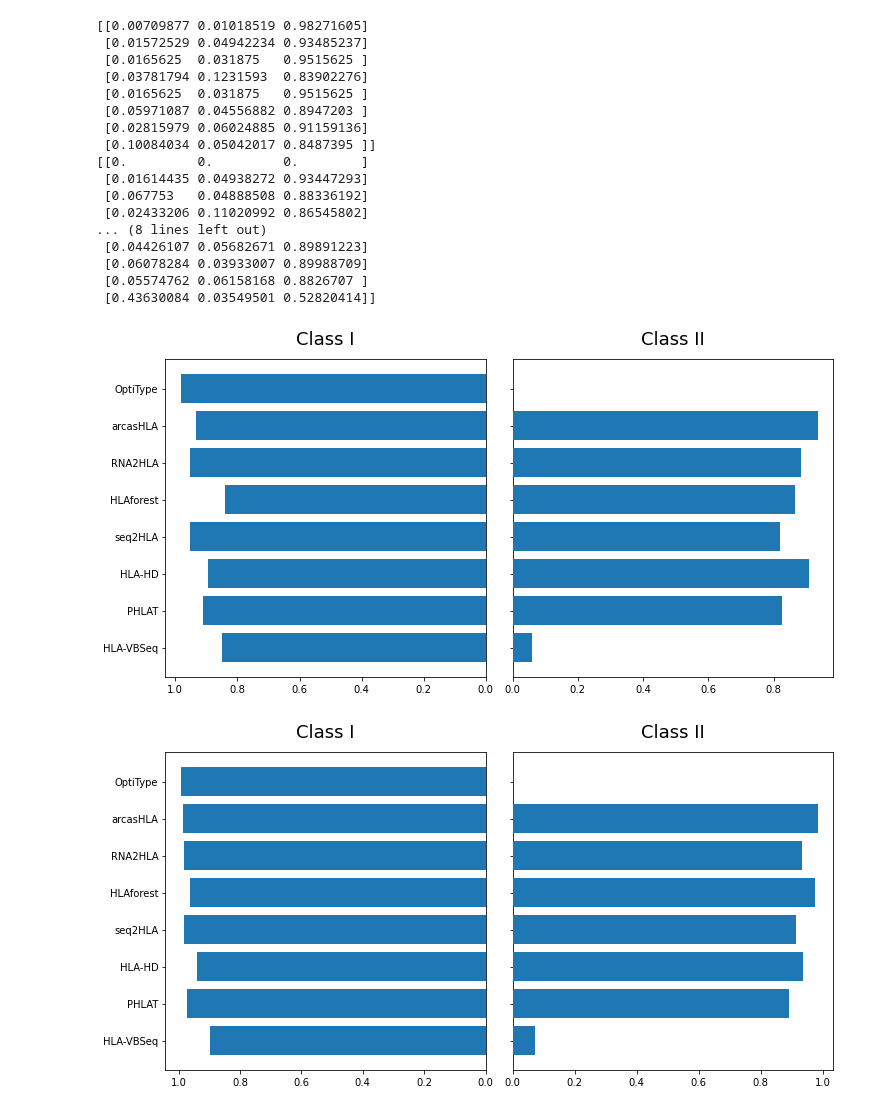
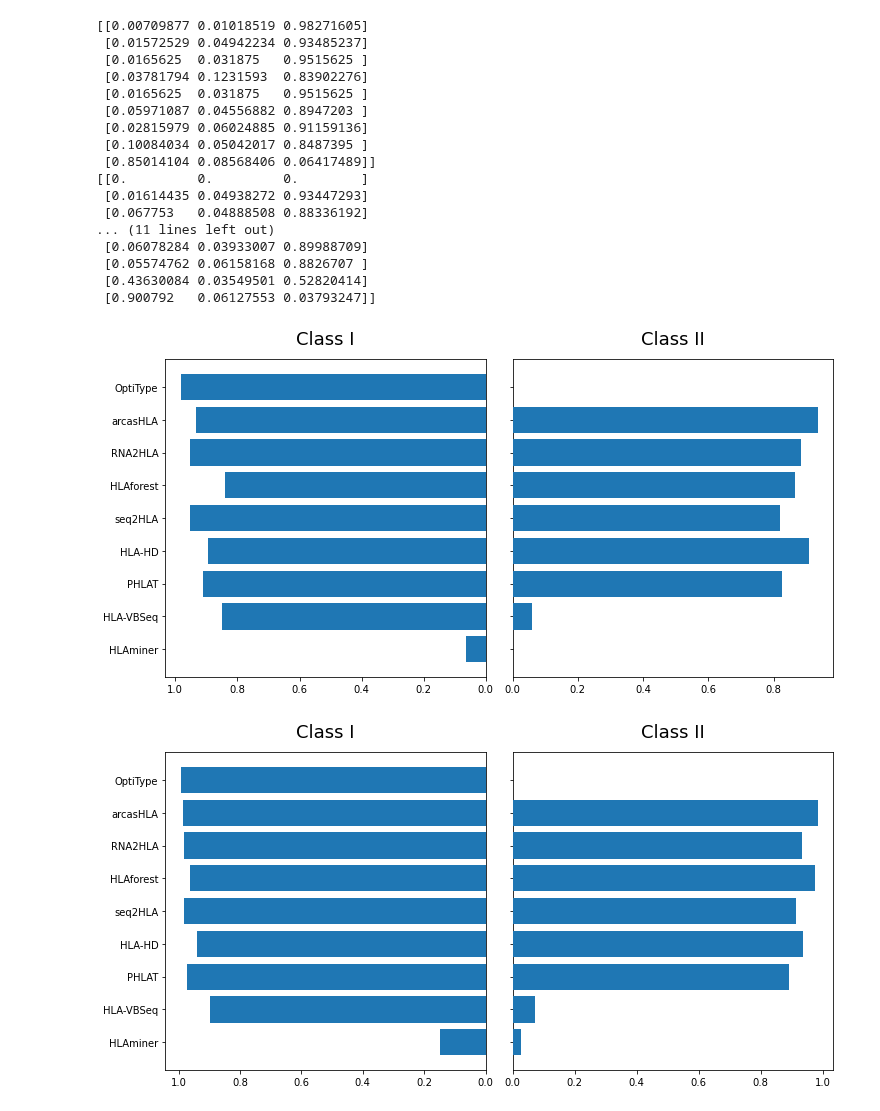
Before and after one commit to ydottie/hlaproject, a Jupyter notebook: notebooks/accuracy.ipynb, the cells around one changed output. Drawn from its saved outputs; the diff is of its cells as text; code cells hidden in the pictures.

Commit message:
add hlaminer

```diff
--- a/notebooks/accuracy.ipynb
+++ b/notebooks/accuracy.ipynb
@@ -6,7 +6,7 @@ import seaborn as sns
 from utils import *
 # %%
 data = list()
-tools=["optitype","arcas","rna2hla","hlaforest","seq2hla","hlahd","phlat","hlavbseq"]
+tools=["optitype","arcas","rna2hla","hlaforest","seq2hla","hlahd","phlat","hlavbseq",'hlaminer']
 #datasets=["1","d2","d3","d4","d5","d6"]
 for t in tools:
     total = []
@@ -44,7 +44,7 @@ classIIresults = []
 allresults = []
 
 for tool in data:
-    r = sum(tool)
+    r = np.sum(np.array(tool),axis=0)
     allresults.append(r[:,0]+r[:,1])
     classIresults.append(r[:,0])
     classIIresults.append(r[:,1])
@@ -76,20 +76,20 @@ print(allresults)
  [0.0165625  0.031875   0.9515625 ]
  [0.05971087 0.04556882 0.8947203 ]
  [0.02815979 0.06024885 0.91159136]
- [0.10084034 0.05042017 0.8487395 ]]
+ [0.10084034 0.05042017 0.8487395 ]
+ [0.85014104 0.08568406 0.06417489]]
 [[0.         0.         0.        ]
  [0.01614435 0.04938272 0.93447293]
  [0.067753   0.04888508 0.88336192]
- [0.02433206 0.11020992 0.86545802]
-... (8 lines left out)
- [0.04426107 0.05682671 0.89891223]
+... (11 lines left out)
  [0.06078284 0.03933007 0.89988709]
  [0.05574762 0.06158168 0.8826707 ]
- [0.43630084 0.03549501 0.52820414]]
+ [0.43630084 0.03549501 0.52820414]
+ [0.900792   0.06127553 0.03793247]]
 # %%
 # plotting 0 4dig accuracy
 
-index = ["OptiType","arcasHLA","RNA2HLA","HLAforest","seq2HLA","HLA-HD","PHLAT","HLA-VBSeq"]
+index = ["OptiType","arcasHLA","RNA2HLA","HLAforest","seq2HLA","HLA-HD","PHLAT","HLA-VBSeq","HLAminer"]
 title0 = 'Class I'
 title1 = 'Class II'
 
@@ -108,31 +108,31 @@ axes[1].set_title(title1, fontsize=18, pad=15)
 axes[0].invert_xaxis()
 plt.gca().invert_yaxis()
 # %% [output]
-[figure, old version]
+[figure, new version]
 # %%
 # plotting 2 dig accuracy
 
 
-index = ["OptiType","arcasHLA","RNA2HLA","HLAforest","seq2HLA","HLA-HD","PHLAT","HLA-VBSeq"]
+index = ["OptiType","arcasHLA","RNA2HLA","HLAforest","seq2HLA","HLA-HD","PHLAT","HLA-VBSeq","HLAminer"]
 title0 = 'Class I'
 title1 = 'Class II'
 twodig_I = classIresults[:,1]+classIresults[:,2]
 twodig_II = classIIresults[:,1]+classIIresults[:,2]
 
 
 fig, axes = plt.subplots(figsize=(10,5),  ncols=2, sharey=True)
 fig.tight_layout()
 
 axes[0].barh(index, twodig_I, align='center',zorder=10)
 axes[0].set_title(title0, fontsize=18, pad=15)
 axes[1].barh(index, twodig_II, align='center', zorder=10)
 axes[1].set_title(title1, fontsize=18, pad=15)
 
 
 axes[0].invert_xaxis()
 plt.gca().invert_yaxis()
 # %% [output]
-[figure, old version]
+[figure, new version]
 # %%
 fig, ax = plt.subplots(2, 2,figsize=(15, 15))
 
```
Also changed, not shown: parts of 2 cells of this notebook, 1 other file.
